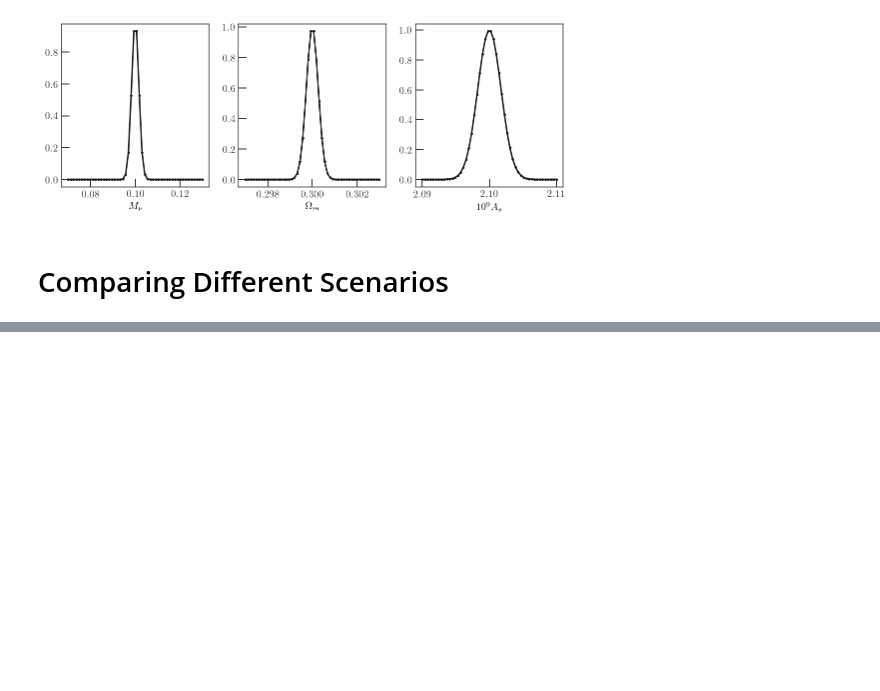
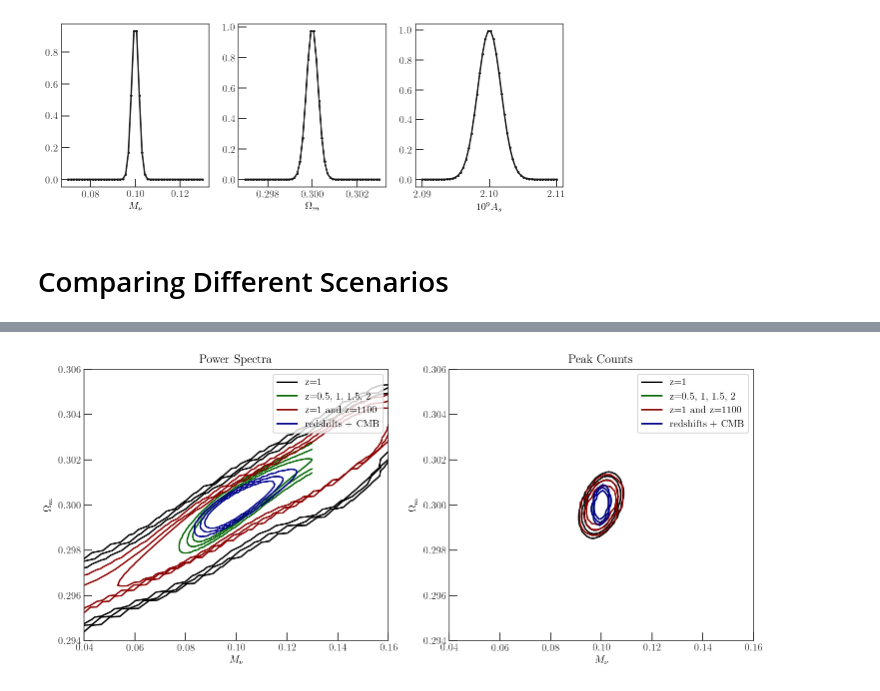
Before and after one commit to xzackli/neutrino_mpk, a Jupyter notebook: comparison of error ellipses.ipynb, the cells around one changed output, grey strips where cells are left out. Drawn from its saved outputs; the diff is of its cells as text; code cells hidden in the pictures; blank space fills up the shorter version.

```diff
--- a/comparison of error ellipses.ipynb
+++ b/comparison of error ellipses.ipynb
@@ -410,0 +511,8 @@ PC_cube4 = PC_cube
+# %%
+ax[0].set_xlim(0.04, 0.16)
+ax[1].set_xlim(0.04, 0.16)
+ax[0].set_ylim(0.294,0.306)
+ax[1].set_ylim(0.294,0.306)
+fig
+# %% [output]
+[figure, added]
```
Also changed, not shown: parts of 14 cells of this notebook, 5 other files.
